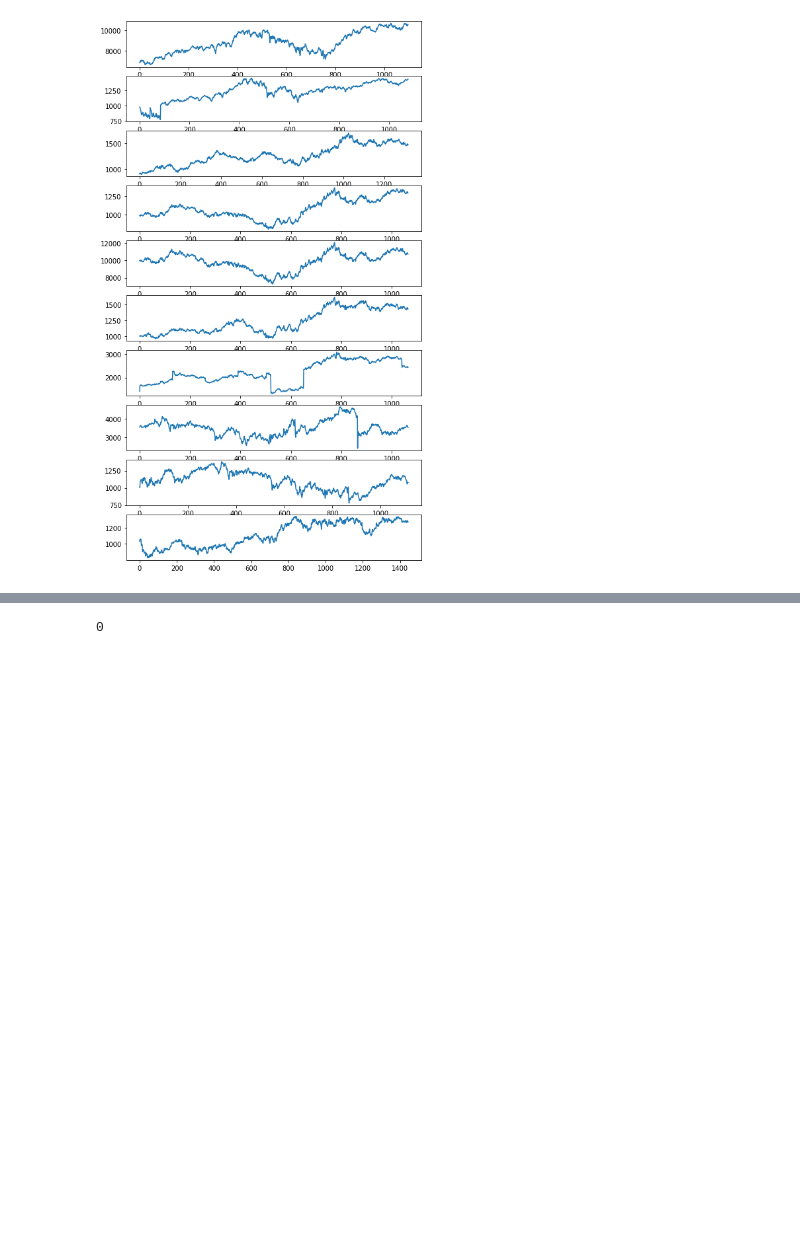
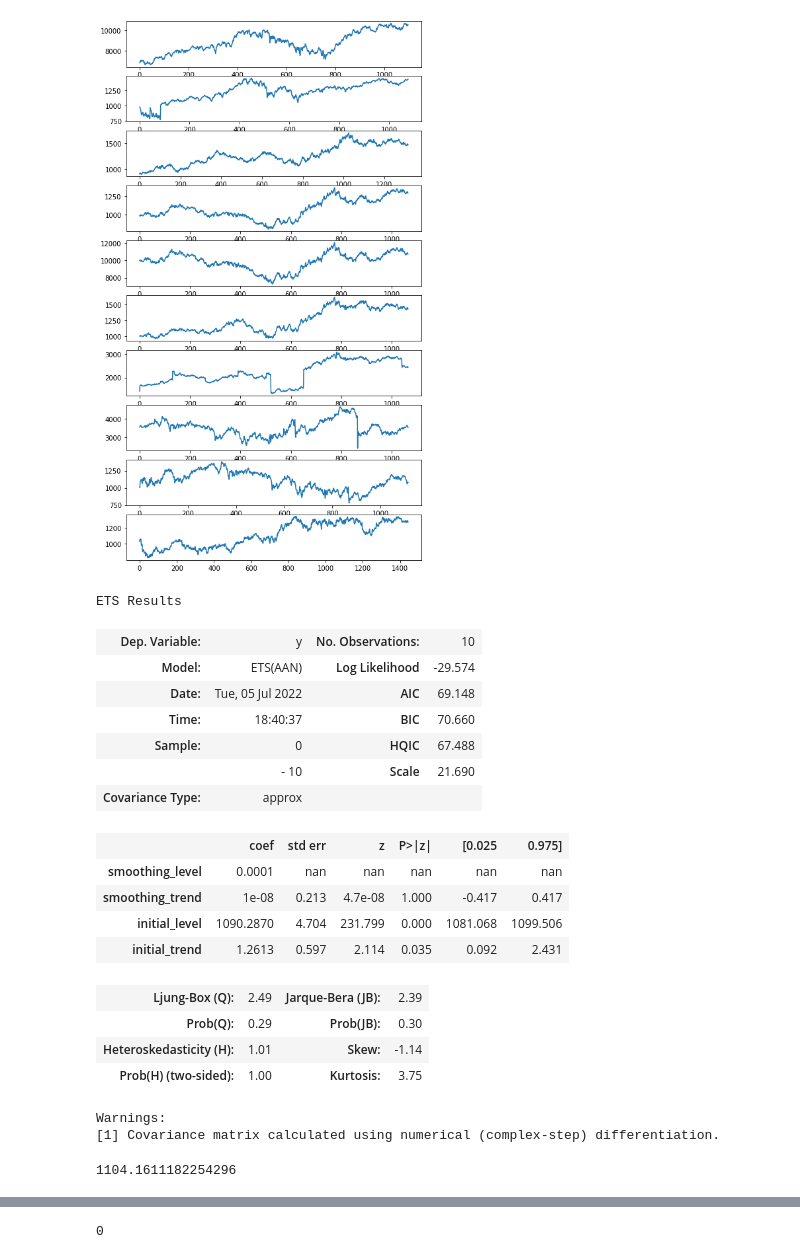
Before and after one commit to LinusLin6769/DCLaboratory01, a Jupyter notebook: playground.ipynb, the cells around one changed output, grey strips where cells are left out. Saved outputs shown, nothing was run; the diff lists cells and outputs as text; code cells hidden in the pictures; blank space fills up the shorter version.

```diff
--- a/playground.ipynb
+++ b/playground.ipynb
@@ -116,3 +116,36 @@ for i, k in enumerate(sub.keys()):
 plt.show()
 # %% [output]
 [figure]
+# %%
+from sktime.forecasting.ets import AutoETS
+
+train_x = list(sub[2041][:10])
+train_x1 = list(sub[2041][:11])
+# %%
+autoets = AutoETS(auto=True)
+autoets.fit(pd.Series(train_x))
+autoets.summary()
+# %% [output]
+ETS Results
+| Dep. Variable: | y | No. Observations: | 10 |
+| Model: | ETS(AAN) | Log Likelihood | -29.574 |
+| Date: | Tue, 05 Jul 2022 | AIC | 69.148 |
+| Time: | 18:40:37 | BIC | 70.660 |
+| Sample: | 0 | HQIC | 67.488 |
+|  | - 10 | Scale | 21.690 |
+| Covariance Type: | approx |  |  |
+|  | coef | std err | z | P>|z| | [0.025 | 0.975] |
+| smoothing_level | 0.0001 | nan | nan | nan | nan | nan |
+| smoothing_trend | 1e-08 | 0.213 | 4.7e-08 | 1.000 | -0.417 | 0.417 |
+| initial_level | 1090.2870 | 4.704 | 231.799 | 0.000 | 1081.068 | 1099.506 |
+| initial_trend | 1.2613 | 0.597 | 2.114 | 0.035 | 0.092 | 2.431 |
+| Ljung-Box (Q): | 2.49 | Jarque-Bera (JB): | 2.39 |
+| Prob(Q): | 0.29 | Prob(JB): | 0.30 |
+| Heteroskedasticity (H): | 1.01 | Skew: | -1.14 |
+| Prob(H) (two-sided): | 1.00 | Kurtosis: | 3.75 |
+Warnings:
+[1] Covariance matrix calculated using numerical (complex-step) differentiation.
+# %%
+float(autoets.predict(1))
+# %% [output]
+1104.1611182254296
```
Also changed, not shown: parts of 24 cells of this notebook, 42 other files.
